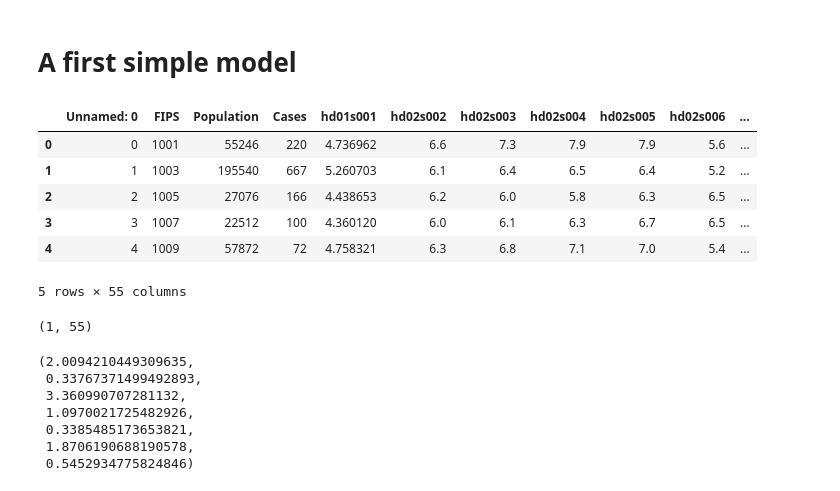
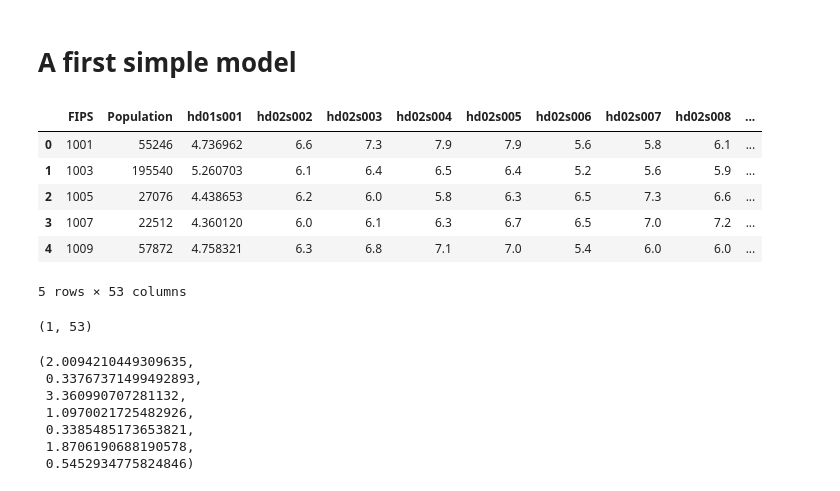
Before and after one commit to ahwkuepper/stdme, a Jupyter notebook: code/app_model_chlamydia.ipynb, the cells around one changed output. Drawn from its saved outputs; the diff is of its cells as text; code cells hidden in the pictures.

```diff
--- a/code/app_model_chlamydia.ipynb
+++ b/code/app_model_chlamydia.ipynb
@@ -8,15 +8,16 @@ import matplotlib.pyplot as plt
 %matplotlib inline
 # %%
 df_merged = pd.read_csv("../data/chlamydia_cdc_census.csv")
+df_merged.drop("Cases", axis=1, inplace=True)
 df_merged.head()
 # %% [output]
-|  | Unnamed: 0 | FIPS | Population | Cases | hd01s001 | hd02s002 | hd02s003 | hd02s004 | hd02s005 | hd02s006 | ... |
-| 0 | 0 | 1001 | 55246 | 220 | 4.736962 | 6.6 | 7.3 | 7.9 | 7.9 | 5.6 | ... |
-| 1 | 1 | 1003 | 195540 | 667 | 5.260703 | 6.1 | 6.4 | 6.5 | 6.4 | 5.2 | ... |
-| 2 | 2 | 1005 | 27076 | 166 | 4.438653 | 6.2 | 6.0 | 5.8 | 6.3 | 6.5 | ... |
-| 3 | 3 | 1007 | 22512 | 100 | 4.360120 | 6.0 | 6.1 | 6.3 | 6.7 | 6.5 | ... |
-| 4 | 4 | 1009 | 57872 | 72 | 4.758321 | 6.3 | 6.8 | 7.1 | 7.0 | 5.4 | ... |
+|  | FIPS | Population | hd01s001 | hd02s002 | hd02s003 | hd02s004 | hd02s005 | hd02s006 | hd02s007 | hd02s008 | ... |
+| 0 | 1001 | 55246 | 4.736962 | 6.6 | 7.3 | 7.9 | 7.9 | 5.6 | 5.8 | 6.1 | ... |
+| 1 | 1003 | 195540 | 5.260703 | 6.1 | 6.4 | 6.5 | 6.4 | 5.2 | 5.6 | 5.9 | ... |
+| 2 | 1005 | 27076 | 4.438653 | 6.2 | 6.0 | 5.8 | 6.3 | 6.5 | 7.3 | 6.6 | ... |
+| 3 | 1007 | 22512 | 4.360120 | 6.0 | 6.1 | 6.3 | 6.7 | 6.5 | 7.0 | 7.2 | ... |
+| 4 | 1009 | 57872 | 4.758321 | 6.3 | 6.8 | 7.1 | 7.0 | 5.4 | 6.0 | 6.0 | ... |
-5 rows × 55 columns
+5 rows × 53 columns
 # %%
 df_zipfips= pd.read_csv("../data/ZIP_COUNTY_122014.csv", usecols={0,1})
 # %%
@@ -27,7 +28,7 @@ fips = zip2fips[10027]
 target = df_merged[df_merged['FIPS']==fips]
 target.shape
 # %% [output]
-(1, 55)
+(1, 53)
 # %%
 target_params = target.values[0]
 # %%
```
Also changed, not shown: parts of 10 cells of this notebook, 9 other files.
